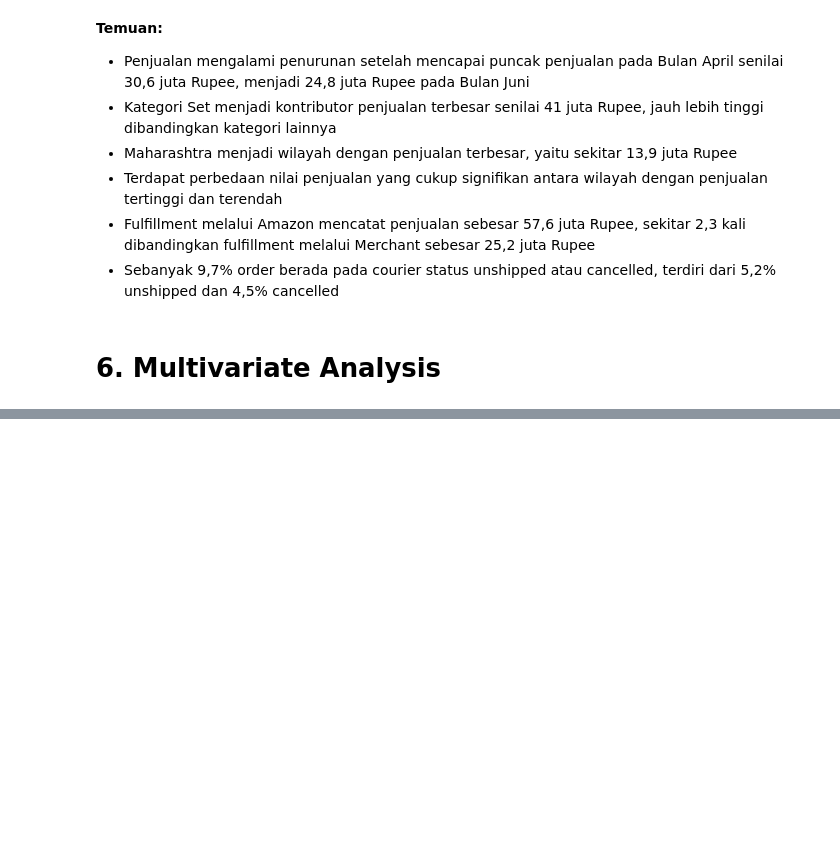
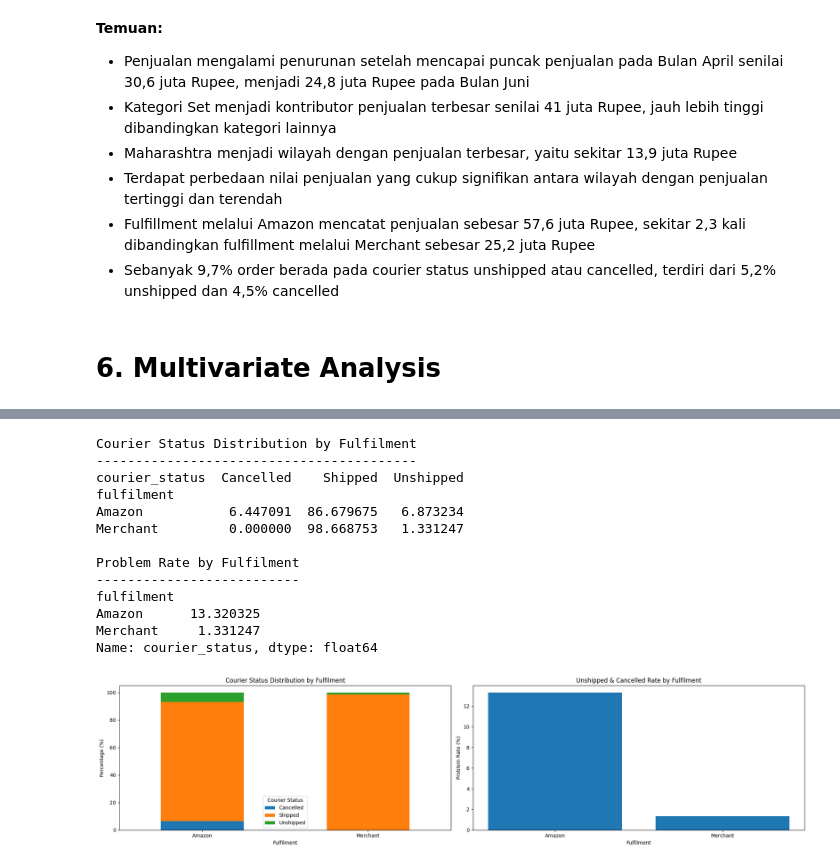
Before and after one commit to yyunitasa-stack/Amazon-E-Commerce-Sales-Performance-Analysis, a Jupyter notebook: Data Cleaning & EDA/EDA_Amazon E-Commerse.ipynb, the cells around one changed output, grey strips where cells are left out. Cells and saved outputs as stored; diff of their text form; code cells hidden in the pictures; blank space fills up the shorter version.

```diff
--- a/Data Cleaning & EDA/EDA_Amazon E-Commerse.ipynb
+++ b/Data Cleaning & EDA/EDA_Amazon E-Commerse.ipynb
@@ -550,0 +593,49 @@ Interpretasi:
+# %%
+#membuat crosstab untuk menghitung persentase masing-masing courier status pada setiap metode fulfilment (Amazon & Merchant)
+fulfilment_status = pd.crosstab(df['fulfilment'],df['courier_status'],normalize='index') * 100
+print("Courier Status Distribution by Fulfilment")
+print("-----------------------------------------")
+print(fulfilment_status)
+
+#menghitung problem rate (Unshipped & Cancelled) berdasarkan masing-masing metode fulfilment
+problem_status = ['Unshipped', 'Cancelled']
+problem_rate = (df['courier_status'].isin(problem_status).groupby(df['fulfilment']).mean() * 100)
+print("\nProblem Rate by Fulfilment")
+print("--------------------------")
+print(problem_rate)
+
+#membuat plot
+fig, axes = plt.subplots(1, 2, figsize=(20, 5))
+#membuat plot (stacked bar) Courier Status Distribution
+fulfilment_status.plot(kind='bar',stacked=True,ax=axes[0])
+axes[0].set_title('Courier Status Distribution by Fulfilment')
+axes[0].set_xlabel('Fulfilment')
+axes[0].set_ylabel('Percentage (%)')
+axes[0].legend(title='Courier Status')
+axes[0].tick_params(axis='x', rotation=0)
+
+#membuat plot (bar) Problem Rate
+axes[1].bar(problem_rate.index,problem_rate.values)
+axes[1].set_title('Unshipped & Cancelled Rate by Fulfilment')
+axes[1].set_xlabel('Fulfilment')
+axes[1].set_ylabel('Problem Rate (%)')
+axes[1].tick_params(axis='x', rotation=0)
+
+
+plt.tight_layout()
+plt.show()
+# %% [output]
+Courier Status Distribution by Fulfilment
+-----------------------------------------
+courier_status  Cancelled    Shipped  Unshipped
+fulfilment
+Amazon           6.447091  86.679675   6.873234
+Merchant         0.000000  98.668753   1.331247
+
+Problem Rate by Fulfilment
+--------------------------
+fulfilment
+Amazon      13.320325
+Merchant     1.331247
+Name: courier_status, dtype: float64
+[figure, added]
```
Also changed, not shown: parts of 23 cells of this notebook, 22 other files.
